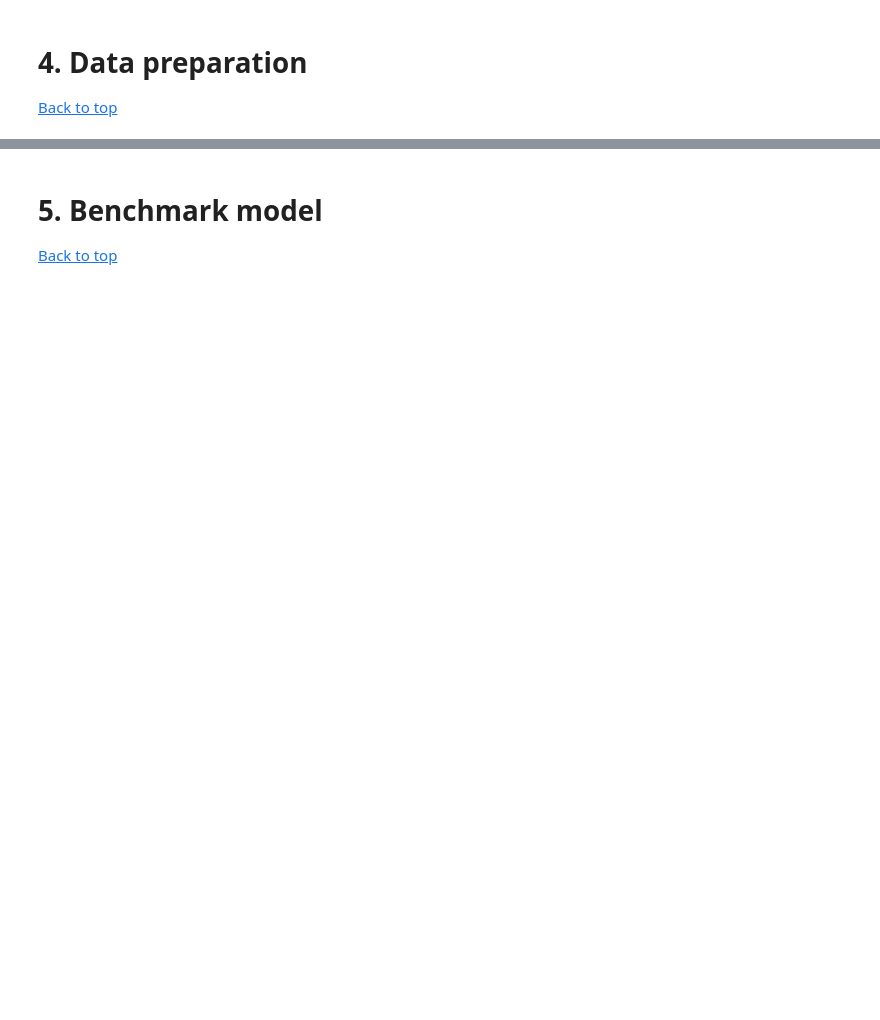
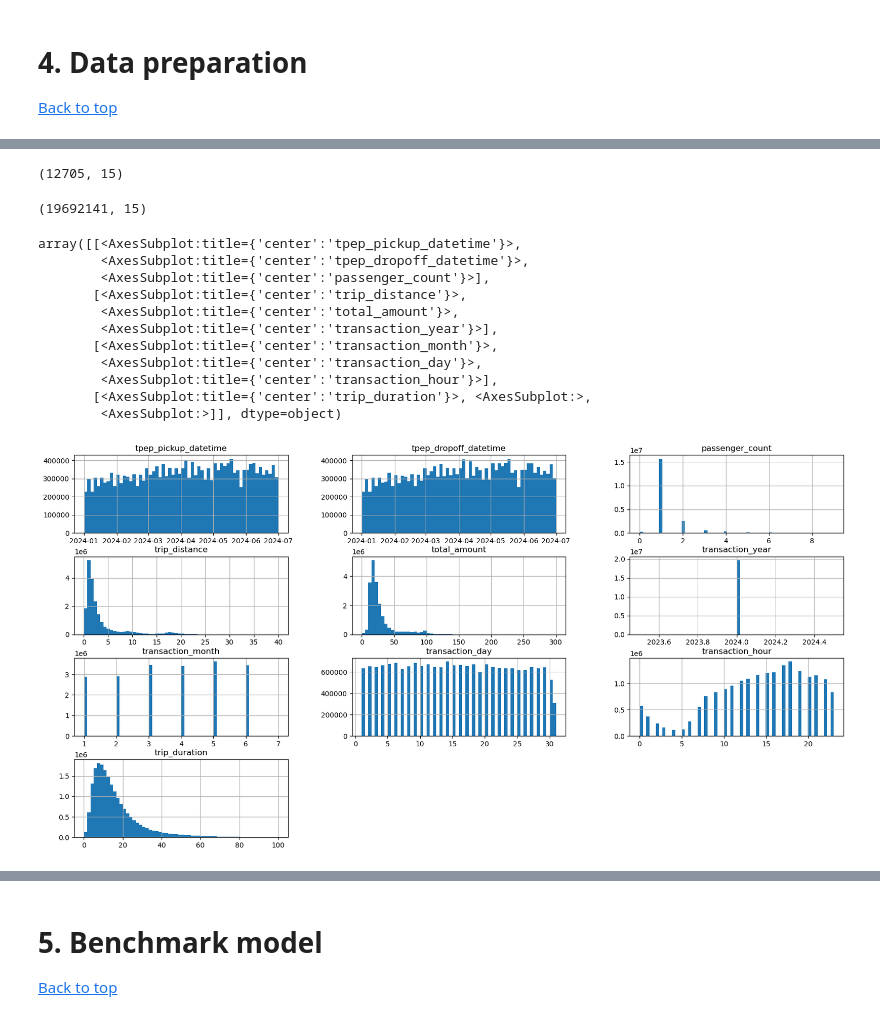
Before and after one commit to kermityan/NYC_taxi_price_predict, a Jupyter notebook: taxi_price_prediction.ipynb, the cells around one changed output, grey strips where cells are left out. Saved outputs shown, nothing was run; the diff lists cells and outputs as text; code cells hidden in the pictures; blank space fills up the shorter version.

```diff
--- a/taxi_price_prediction.ipynb
+++ b/taxi_price_prediction.ipynb
@@ -77,0 +314,29 @@ df_taxi.describe()
+# %%
+df_taxi_prep[df_taxi_prep['trip_duration']>180].shape
+# %% [output]
+(12705, 15)
+# %%
+df_taxi_prep = df_taxi_prep[df_taxi_prep['transaction_year']==2024]
+# %%
+df_taxi_prep = df_taxi_prep[(df_taxi_prep['trip_distance']<=40) & (df_taxi_prep['trip_distance']>0)]
+# %%
+df_taxi_prep = df_taxi_prep[(df_taxi_prep['trip_duration']<=100) & (df_taxi_prep['trip_duration']>0)]
+# %%
+df_taxi_prep.shape
+# %% [output]
+(19692141, 15)
+# %%
+df_taxi_prep.hist(figsize=(20,10), bins=60)
+# %% [output]
+array([[<AxesSubplot:title={'center':'tpep_pickup_datetime'}>,
+        <AxesSubplot:title={'center':'tpep_dropoff_datetime'}>,
+        <AxesSubplot:title={'center':'passenger_count'}>],
+       [<AxesSubplot:title={'center':'trip_distance'}>,
+        <AxesSubplot:title={'center':'total_amount'}>,
+        <AxesSubplot:title={'center':'transaction_year'}>],
+       [<AxesSubplot:title={'center':'transaction_month'}>,
+        <AxesSubplot:title={'center':'transaction_day'}>,
+        <AxesSubplot:title={'center':'transaction_hour'}>],
+       [<AxesSubplot:title={'center':'trip_duration'}>, <AxesSubplot:>,
+        <AxesSubplot:>]], dtype=object)
+[figure, added]
```
Also changed, not shown: parts of 57 cells of this notebook.
